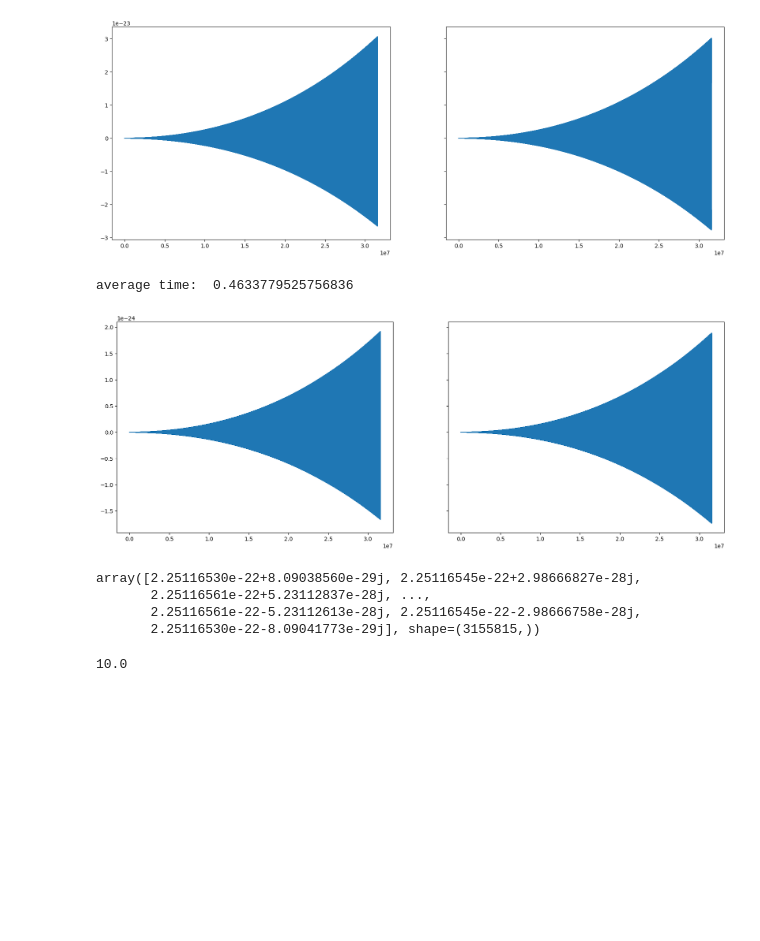
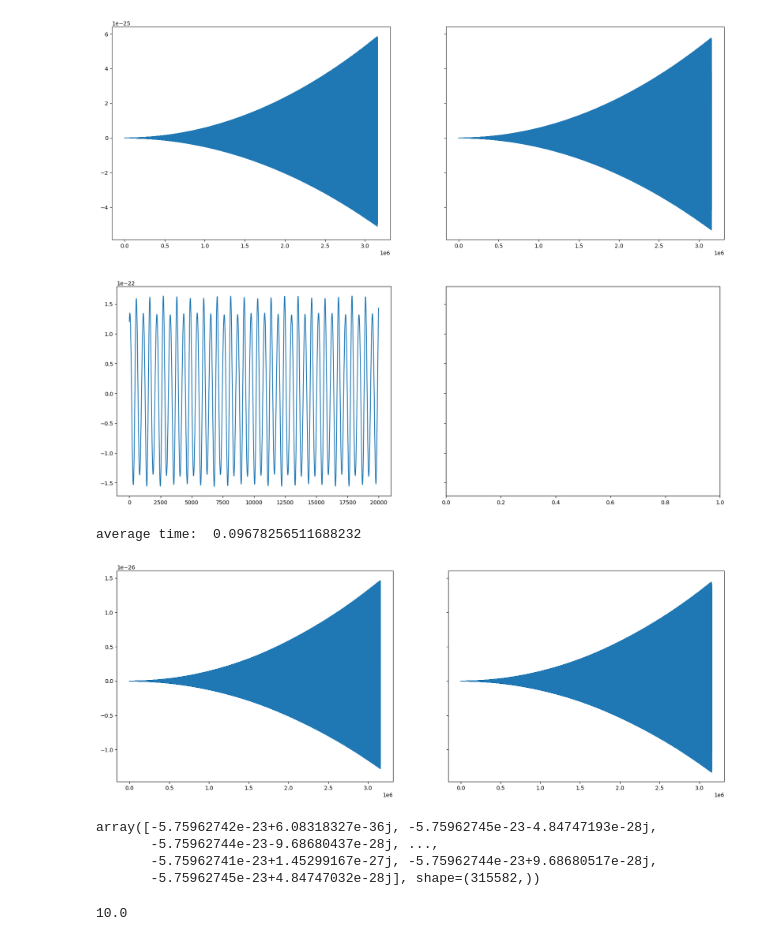
Before and after one commit to rishavrste/SuperKludge_r, a Jupyter notebook: Super_Kludge_Deviation_Example/SuperKludge_example_EMRI.ipynb, the cells around one changed output. Cells and saved outputs as stored; diff of their text form; code cells hidden in the pictures; blank space fills up the shorter version.

```diff
--- a/Super_Kludge_Deviation_Example/SuperKludge_example_EMRI.ipynb
+++ b/Super_Kludge_Deviation_Example/SuperKludge_example_EMRI.ipynb
@@ -78,11 +78,11 @@ Phi_phi0 = 0.1
 Phi_theta0 = 0.2
 Phi_r0 = 0.3
 dt = 10.0
-T = 1.0
+T = 0.1
 chi2 = 0.6
 
-dev_0_p=0.0
-dev_0_e=0.0
+dev_0_p=0.1
+dev_0_e=0.1
 dev_1_p=0.0
 dev_1_e=0.0
 dev_2_p=0.0
@@ -245,13 +262,13 @@ evolve_primary = False
 evolve_2PA = False
 start = time.time()
 deviation_included=True
-dev_0_p=0.4
-dev_0_e=0.1
+dev_0_p=1.5
+dev_0_e=0.4
 add_args = [chi2, evolve_1PA, evolve_primary, evolve_2PA,deviation_included,dev_0_p,dev_0_e,dev_1_p,dev_1_e,dev_2_p,dev_2_e]
 waveform_1 = superkludge_wave(m1, m2, a, p0, e0, Y0, dist, qS, phiS, qK, phiK, Phi_phi0, Phi_theta0, Phi_r0, *add_args, dt=dt, T=T)
 deviation_included=True
-dev_0_p=-0.4
-dev_0_e=-0.1
+dev_0_p=-0.5
+dev_0_e=-0.4
 add_args = [chi2, evolve_1PA, evolve_primary, evolve_2PA,deviation_included,dev_0_p,dev_0_e,dev_1_p,dev_1_e,dev_2_p,dev_2_e]
 waveform_2 = superkludge_wave(m1, m2, a, p0, e0, Y0, dist, qS, phiS, qK, phiK, Phi_phi0, Phi_theta0, Phi_r0, *add_args, dt=dt, T=T)
 print('average time: ', (time.time()-start)/2)
@@ -273,6 +290,23 @@ axs[1].plot(time_steps,waveform_1[0]-waveform_2[0])
 plt.show()
 # %% [output]
 [figure]
+# %%
+time_steps = np.linspace(0.0,T*YRSID_SI,len(waveform_1[0]))
+
+fig, axs = plt.subplots(1,2,figsize=(20,7),sharey=True)
+
+# axs[0].plot(time_steps[95000:100000],waveform_1[0][95000:100000])
+# axs[0].plot(time_steps[95000:100000],waveform_2[0][95000:100000])
+axs[0].plot(time_steps[0:2000],waveform_1[1][0:2000])
+#axs[0].plot(time_steps[0:2000],waveform_2[1][0:2000])
+
+#axs[1].plot(time_steps,waveform_1[0]-waveform_2[0])
+# axs[1].plot(time_steps[-10000:],waveform_1[1][-10000:])
+# axs[1].plot(time_steps[-10000:],waveform_2[1][-10000:])
+
+plt.show()
+# %% [output]
+[figure, added]
 # %%
 evolve_1PA = True
 evolve_primary = False
@@ -291,7 +325,7 @@ add_args = [chi2, evolve_1PA, evolve_primary, evolve_2PA,deviation_included,dev_
 waveform_2 = superkludge_wave(m1, m2, a, p0, e0, Y0, dist, qS, phiS, qK, phiK, Phi_phi0, Phi_theta0, Phi_r0, *add_args, dt=dt, T=T)
 print('average time: ', (time.time()-start)/2)
 # %% [output]
-average time:  0.4633779525756836
+average time:  0.09678256511688232
 # %%
 time_steps = np.linspace(0.0,T*YRSID_SI,len(waveform_1[0]))
 
@@ -307,15 +341,15 @@ axs[1].plot(time_steps,waveform_1[0]-waveform_2[0])
 
 plt.show()
 # %% [output]
-[figure, old version]
+[figure, new version]
 # %%
 p=np.fft.fftshift(np.fft.fft(waveform_1)) * 10
 p[0]
 # %% [output]
-array([2.25116530e-22+8.09038560e-29j, 2.25116545e-22+2.98666827e-28j,
-       2.25116561e-22+5.23112837e-28j, ...,
-       2.25116561e-22-5.23112613e-28j, 2.25116545e-22-2.98666758e-28j,
-       2.25116530e-22-8.09041773e-29j], shape=(3155815,))
+array([-5.75962742e-23+6.08318327e-36j, -5.75962745e-23-4.84747193e-28j,
+       -5.75962744e-23-9.68680437e-28j, ...,
+       -5.75962741e-23+1.45299167e-27j, -5.75962744e-23+9.68680517e-28j,
+       -5.75962745e-23+4.84747032e-28j], shape=(315582,))
 # %%
 m1 = 1e6
 m2 = 1e1
```
Also changed, not shown: parts of 8 cells of this notebook, 25 other files.
